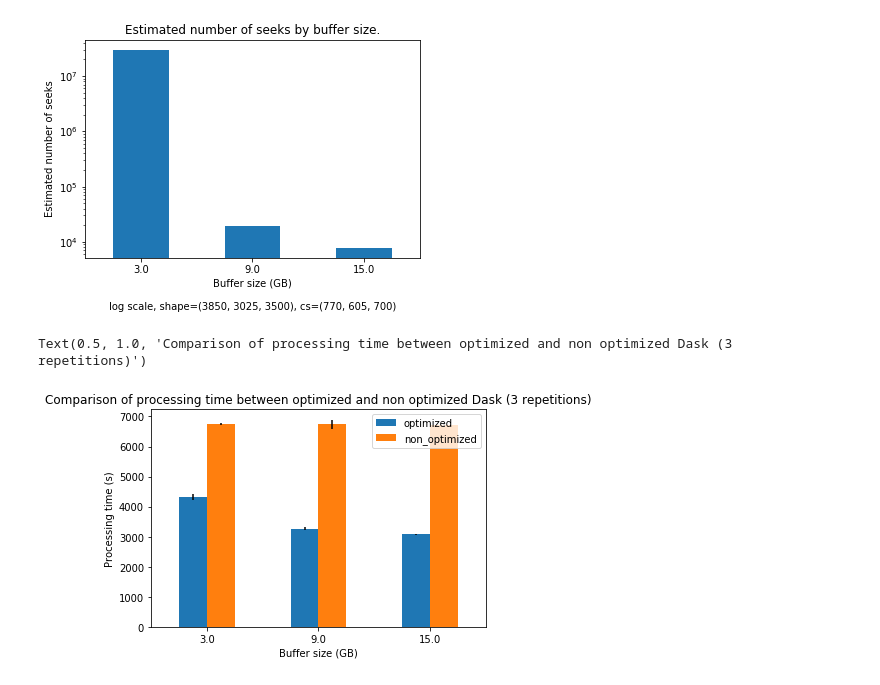
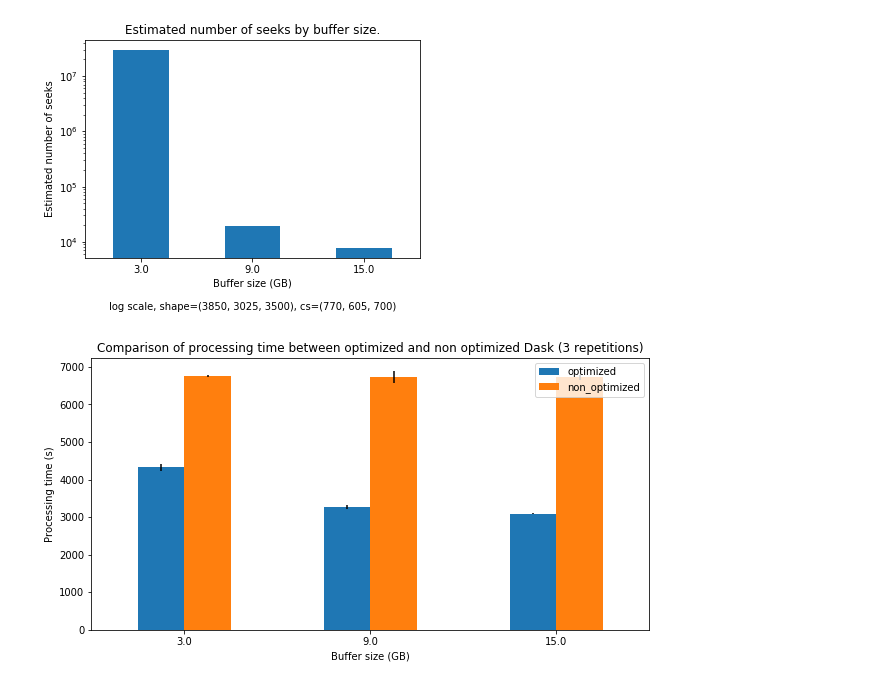
Before and after one commit to GTimothee/dask_io_experiments, a Jupyter notebook: notebooks/experiment1_results.ipynb, the cells around one changed output. Saved outputs shown, nothing was run; the diff lists cells and outputs as text; code cells hidden in the pictures.

```diff
--- a/notebooks/experiment1_results.ipynb
+++ b/notebooks/experiment1_results.ipynb
@@ -186,22 +188,23 @@ plot_nb_seeks(axes)
 # %%
 opti_gb = df[df["opti"] == True].groupby(['buffer_size'])['processing_time']
 opti_means = opti_gb.mean()
 opti_stds = opti_gb.std()
 
 nonopti_gb = df[df["opti"] == False].groupby(['buffer_size'])['processing_time']
 nonopti_means = nonopti_gb.mean()
 nonopti_stds = nonopti_gb.std()
 
 merged_df = pd.DataFrame({
     'optimized': opti_means,
     'non_optimized': nonopti_means
 })
 
+fig, axes = plt.pyplot.subplots(nrows=1, ncols=1, figsize=(10,5))
 title = f"Comparison of processing time between optimized and non optimized Dask ({reps} repetitions)"
-axes = merged_df.plot(kind='bar', yerr=[opti_stds, nonopti_stds], rot=0)
+merged_df.plot(kind='bar', yerr=[opti_stds, nonopti_stds], ax=axes, rot=0)
 axes.set_xlabel('Buffer size (GB)')
 axes.set_ylabel('Processing time (s)')
 axes.set_title(title);
+plt.pyplot.savefig(results_dir + 'opti_non_opti_comparison.png')
 # %% [output]
-Text(0.5, 1.0, 'Comparison of processing time between optimized and non optimized Dask (3 repetitions)')
-[figure, old version]
+[figure, new version]
```
Also changed, not shown: parts of 2 cells of this notebook, 4 other files.
